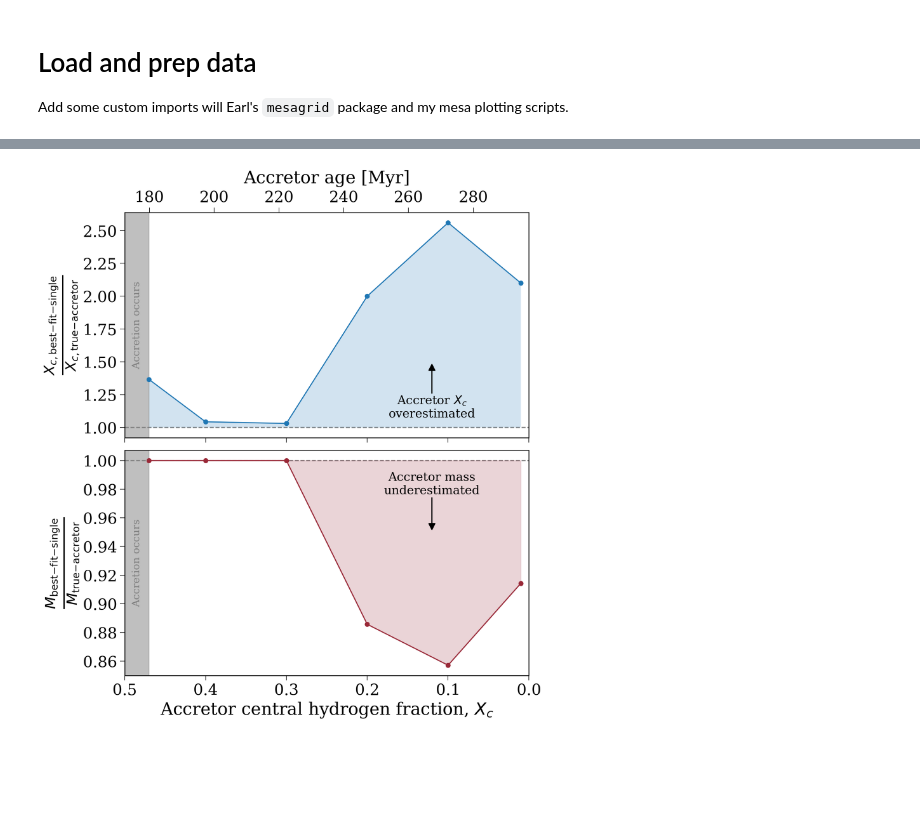
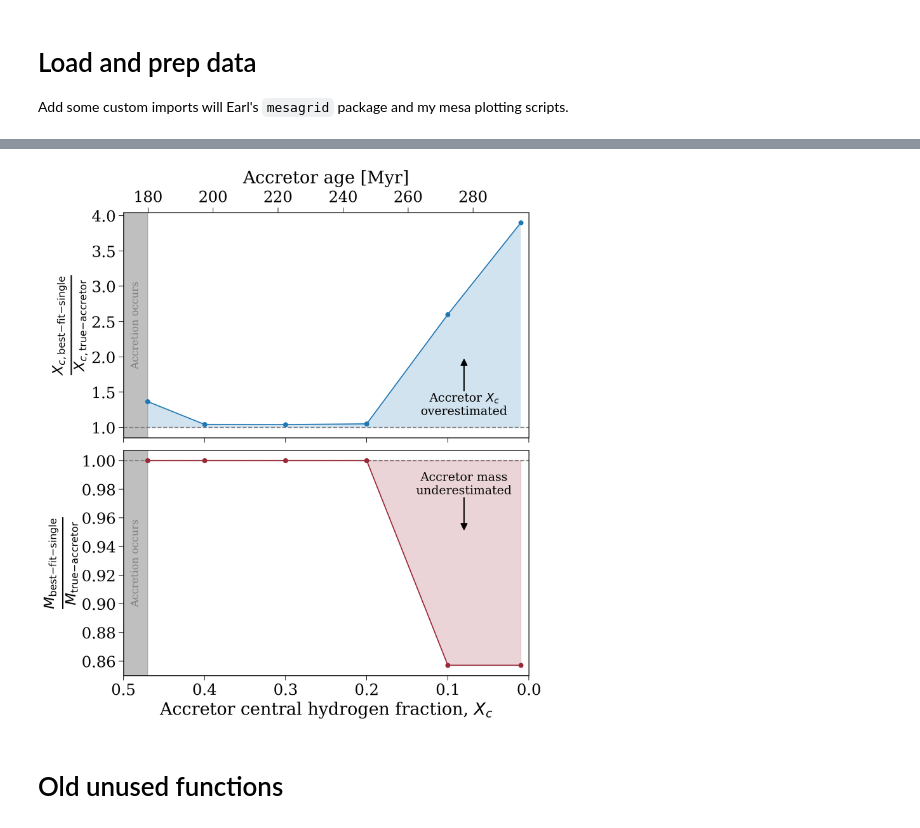
Before and after one commit to TomWagg/mass-gainer-seismology, a Jupyter notebook: notebooks/fitting.ipynb, the cells around one changed output, grey strips where cells are left out. Saved outputs shown, nothing was run; the diff lists cells and outputs as text; code cells hidden in the pictures; blank space fills up the shorter version.

```diff
--- a/notebooks/fitting.ipynb
+++ b/notebooks/fitting.ipynb
@@ -516,2 +314,8 @@ best_Xcs = np.array([0.642, 0.417, 0.309, 0.400, 0.256, 0.021])
+# %%
+true_Ms = np.array([3.5, 3.5, 3.5, 3.5, 3.5, 3.5])
+true_Xcs = np.array([0.47, 0.4, 0.3, 0.2, 0.1, 0.01])
+
+best_Ms = np.array([3.5, 3.5, 3.5, 3.5, 3.0, 3.0])
+best_Xcs = np.array([0.642, 0.417, 0.312, 0.21, 0.26, 0.039])
 # %%
 ages = track.history.loc[mpt.find_closest_model_number(track, X_c=[0.47, 0.4, 0.3, 0.2, 0.1, 0.01])]["star_age"].values
@@ -549,36 +351,38 @@ axes[0].fill_between(true_Xcs, 1.0, best_Xcs / true_Xcs, alpha=0.2)
 
 c = "#992837"
 axes[1].plot(true_Xcs, best_Ms / true_Ms, marker='o', label="Truth", color=c)
 axes[1].fill_between(true_Xcs, best_Ms / true_Ms, 1.0, alpha=0.2, color=c)
 
 for ax in axes:
     ax.axhline(1, color='grey', linestyle='--', zorder=-1)
     ax.axvspan(0.47, 0.51, color="grey", alpha=0.5)
     ylims = ax.get_ylim()
     ax.annotate("Accretion occurs", xy=(0.485, ylims[0] + (ylims[1] - ylims[0]) / 2), color="grey", fontsize=0.6 * fs, rotation=90, ha='center', va='center')
     ax.set_xlim(0.5, 0.0)
     # ax.axvline(0.0, color='grey', linestyle='--', zorder=-1)
     # ax.annotate("End of main sequence", xy=(0.0, ylims[0] + (ylims[1] - ylims[0]) / 2), color="grey", fontsize=0.4 * fs, rotation=90,
     #             ha='center', va='center', bbox=dict(boxstyle="round", color="white", pad=0.0))
 
-axes[0].annotate(r"Accretor $X_c$" + "\noverestimated", xy=(0.12, 1.25), ha="center", va="top", fontsize=0.7 * fs)
-axes[0].annotate("", xytext=(0.12, 1.25), xy=(0.12, 1.5), ha="center", va="center", arrowprops=dict(arrowstyle="-|>, head_length=0.8, head_width=0.4", color='black', lw=1.8))
+axes[0].annotate(r"Accretor $X_c$" + "\noverestimated", xy=(0.08, 1.5), ha="center", va="top", fontsize=0.7 * fs)
+axes[0].annotate("", xytext=(0.08, 1.5), xy=(0.08, 2), ha="center", va="center", arrowprops=dict(arrowstyle="-|>, head_length=0.8, head_width=0.4", color='black', lw=1.8))
 
-axes[1].annotate("Accretor mass\nunderestimated", xy=(0.12, 0.975), ha="center", va="bottom", fontsize=0.7 * fs)
-axes[1].annotate("", xytext=(0.12, 0.975), xy=(0.12, 0.95), ha="center", va="center", arrowprops=dict(arrowstyle="-|>, head_length=0.8, head_width=0.4", color='black', lw=1.8))
+axes[1].annotate("Accretor mass\nunderestimated", xy=(0.08, 0.975), ha="center", va="bottom", fontsize=0.7 * fs)
+axes[1].annotate("", xytext=(0.08, 0.975), xy=(0.08, 0.95), ha="center", va="center", arrowprops=dict(arrowstyle="-|>, head_length=0.8, head_width=0.4", color='black', lw=1.8))
 
 axes[0].set_ylabel(r"$\frac{X_{c, \rm best{-}fit{-}single}}{X_{c, \rm true{-}accretor}}$", fontsize=1.2*fs)
 axes[1].set_xlabel(r"Accretor central hydrogen fraction, $X_c$")
 axes[1].set_ylabel(r"$\frac{M_{\rm best{-}fit{-}single}}{M_{\rm true{-}accretor}}$", fontsize=1.2*fs)
 
 secax = axes[0].secondary_xaxis('top', functions=(X_c_to_ages, ages_to_X_c))
 secax.set_xlabel(r"Accretor age [Myr]", labelpad=10)
 
-axes[0].yaxis.set_major_locator(mpl.ticker.MultipleLocator(0.25))
+axes[0].yaxis.set_major_locator(mpl.ticker.MultipleLocator(0.5))
 axes[1].yaxis.set_major_locator(mpl.ticker.MultipleLocator(0.02))
 
 plt.savefig(f"../paper/figures/relative_estimates.pdf", format="pdf", bbox_inches="tight", dpi=300)
 
 plt.show()
 # %% [output]
-[figure, old version]
+[figure, new version]
+# %% [markdown]
+# Old unused functions
```
Also changed, not shown: parts of 25 cells of this notebook, 8 other files.
